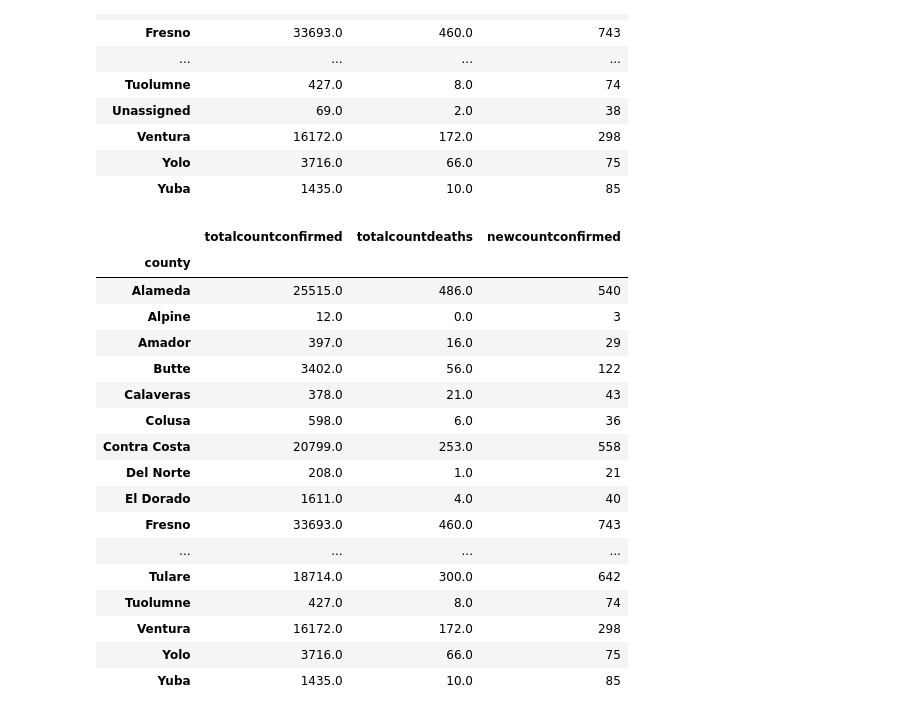
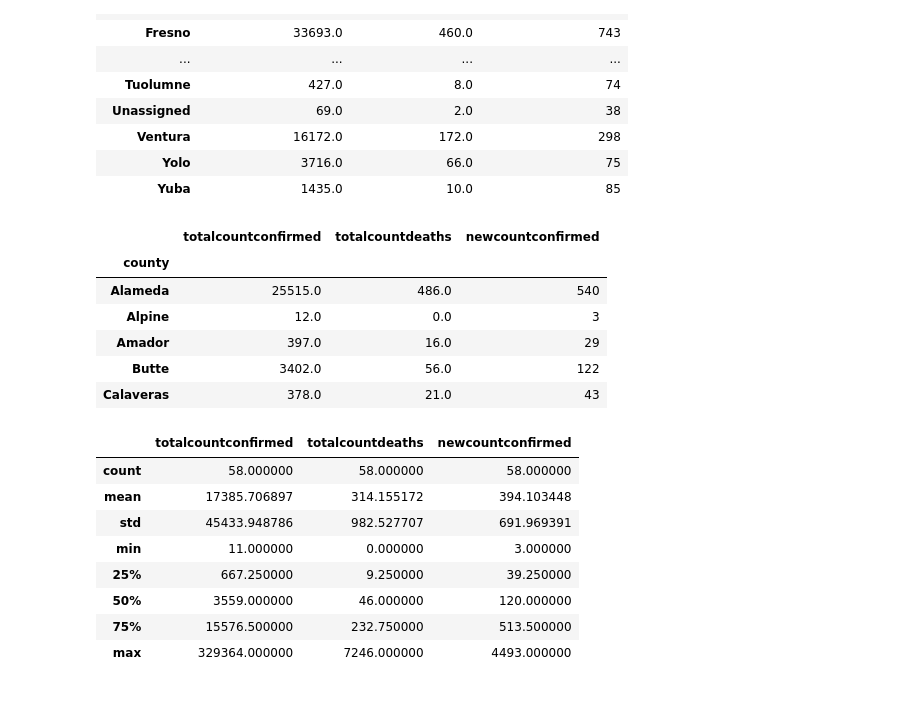
Before and after one commit to rteves0914/COVID_analysis, a Jupyter notebook: county_data.ipynb, the cells around one changed output. Saved outputs shown, nothing was run; the diff lists cells and outputs as text; code cells hidden in the pictures.

```diff
--- a/county_data.ipynb
+++ b/county_data.ipynb
@@ -55,24 +55,27 @@ df_county
 # %%
 # Drop the rows that say 'Unassigned' and 'Out of country'
 
 county_df = df_county.drop(["Out Of Country", "Unassigned"])
-county_df
+county_df.head()
 # %% [output]
 |  | totalcountconfirmed | totalcountdeaths | newcountconfirmed |
 | county |  |  |  |
 | Alameda | 25515.0 | 486.0 | 540 |
 | Alpine | 12.0 | 0.0 | 3 |
 | Amador | 397.0 | 16.0 | 29 |
 | Butte | 3402.0 | 56.0 | 122 |
 | Calaveras | 378.0 | 21.0 | 43 |
-| Colusa | 598.0 | 6.0 | 36 |
-| Contra Costa | 20799.0 | 253.0 | 558 |
-| Del Norte | 208.0 | 1.0 | 21 |
-| El Dorado | 1611.0 | 4.0 | 40 |
-| Fresno | 33693.0 | 460.0 | 743 |
-| ... | ... | ... | ... |
-| Tulare | 18714.0 | 300.0 | 642 |
-| Tuolumne | 427.0 | 8.0 | 74 |
-| Ventura | 16172.0 | 172.0 | 298 |
-| Yolo | 3716.0 | 66.0 | 75 |
-| Yuba | 1435.0 | 10.0 | 85 |
+# %%
+# Use the describe to show initial data of the data frame
+
+county_df.describe()
+# %% [output]
+|  | totalcountconfirmed | totalcountdeaths | newcountconfirmed |
+| count | 58.000000 | 58.000000 | 58.000000 |
+| mean | 17385.706897 | 314.155172 | 394.103448 |
+| std | 45433.948786 | 982.527707 | 691.969391 |
+| min | 11.000000 | 0.000000 | 3.000000 |
+| 25% | 667.250000 | 9.250000 | 39.250000 |
+| 50% | 3559.000000 | 46.000000 | 120.000000 |
+| 75% | 15576.500000 | 232.750000 | 513.500000 |
+| max | 329364.000000 | 7246.000000 | 4493.000000 |
```
Also changed, not shown: parts of 6 cells of this notebook.
